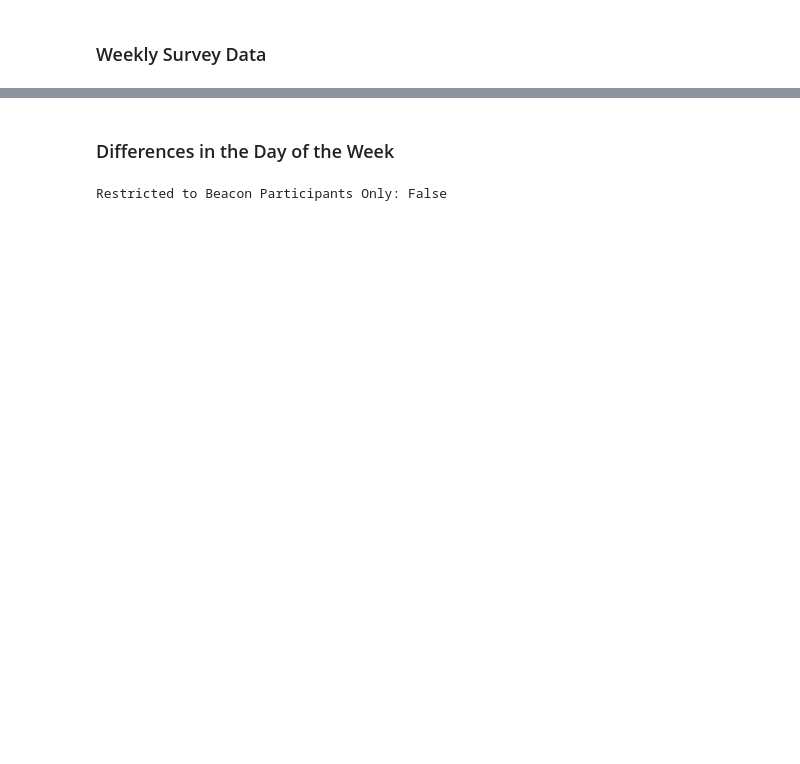
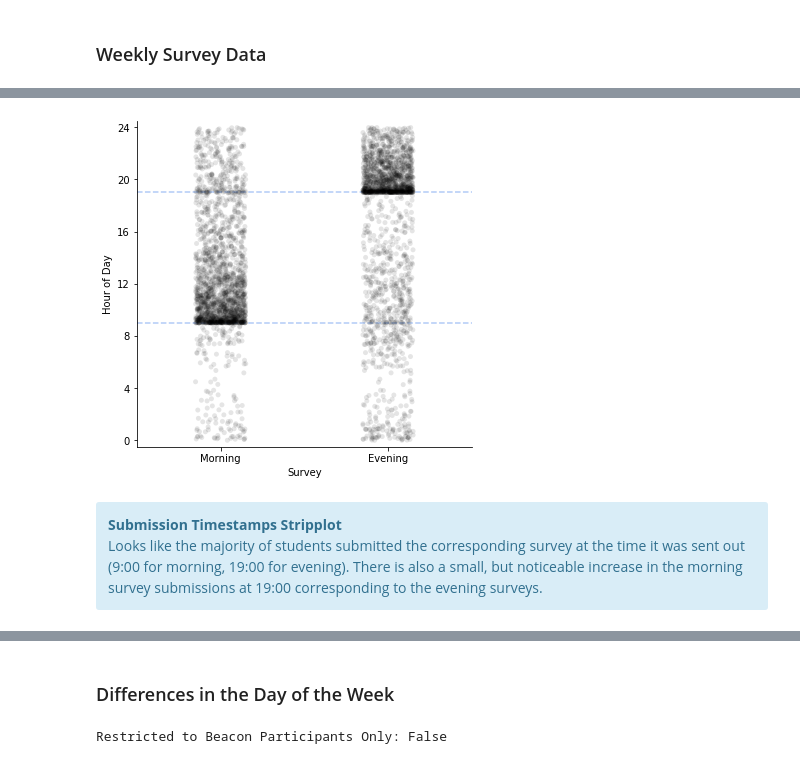
Before and after one commit to intelligent-environments-lab/utx000, a Jupyter notebook: notebooks/4.3.1-hef-ema-summary.ipynb, the cells around one changed output, grey strips where cells are left out. Drawn from its saved outputs; the diff is of its cells as text; code cells hidden in the pictures; blank space fills up the shorter version.

```diff
--- a/notebooks/4.3.1-hef-ema-summary.ipynb
+++ b/notebooks/4.3.1-hef-ema-summary.ipynb
@@ -93,0 +233,33 @@ from matplotlib.colors import ListedColormap, LinearSegmentedColormap
+# %%
+def plot_submission_timestamp_strips(morning=sleep_survey, evening=evening_survey, save=False):
+    """
+
+    """
+    morning["Survey"] = "Morning"
+    evening["Survey"] = "Evening"
+    daily_survey = morning.append(evening)
+    daily_survey["hour"] = daily_survey.index.hour + daily_survey.index.minute/60
+    fig, ax = plt.subplots(figsize=(6,6))
+    sns.stripplot(x=daily_survey["Survey"],y=daily_survey["hour"], alpha=0.1,jitter=0.15,palette=["black","black"],ax=ax,zorder=3)
+    for loc in ["top","right"]:
+        ax.spines[loc].set_visible(False)
+
+    ax.set_ylim([-0.5,24.5])
+    ax.set_yticks(np.arange(0,28,4))
+    ax.set_ylabel("Hour of Day")
+
+    ax.axhline(9,zorder=2,linestyle="dashed",color="cornflowerblue",alpha=0.5)
+    ax.axhline(19,zorder=1,linestyle="dashed",color="cornflowerblue",alpha=0.5)
+
+    if save:
+        plt.savefig("../reports/figures/ema_summary/beiwe-submission_timestamp-stripplot-ux_s20.pdf")
+    plt.show()
+    plt.close()
+# %%
+plot_submission_timestamp_strips()
+# %% [output]
+[figure, added]
+# %% [markdown]
+<div class="alert alert-block alert-info">
+    <b>Submission Timestamps Stripplot</b><br> Looks like the majority of students submitted the corresponding survey at the time it was sent out (9:00 for morning, 19:00 for evening). There is also a small, but noticeable increase in the morning survey submissions at 19:00 corresponding to the evening surveys.
+</div>
```
Also changed, not shown: parts of 84 cells of this notebook.
